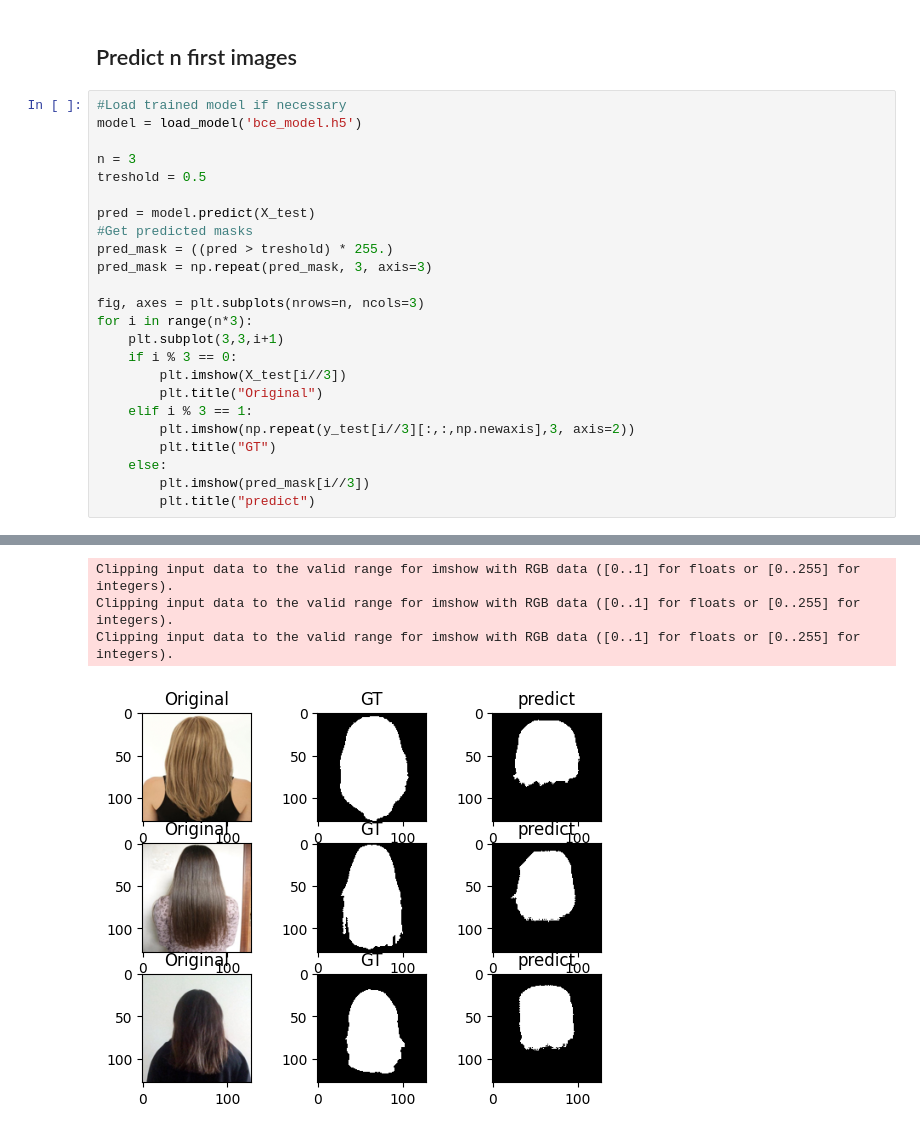
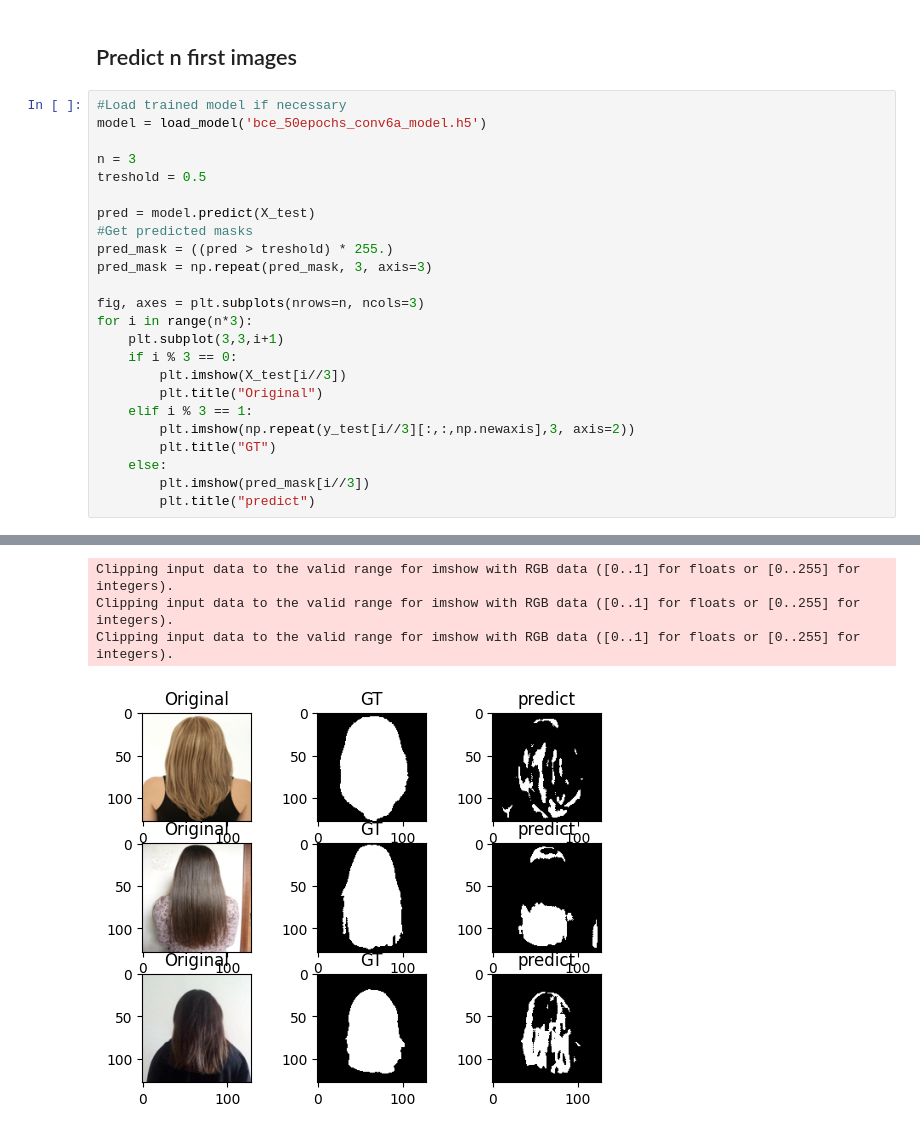
Before and after one commit to Kainasu/hair-seg-project, a Jupyter notebook: hair-segmentation.ipynb, the cells around one changed output, grey strips where cells are left out. Cells and saved outputs as stored; diff of their text form.

```diff
--- a/hair-segmentation.ipynb
+++ b/hair-segmentation.ipynb
@@ -278,7 +269,7 @@ Text(0.5, 1.0, 'predict')
 ## Predict n first images
 # %%
 #Load trained model if necessary
-model = load_model('bce_model.h5')
+model = load_model('bce_50epochs_conv6a_model.h5')
 
 n = 3
 treshold = 0.5
@@ -305,4 +296,4 @@ for i in range(n*3):
 Clipping input data to the valid range for imshow with RGB data ([0..1] for floats or [0..255] for integers).
 Clipping input data to the valid range for imshow with RGB data ([0..1] for floats or [0..255] for integers).
 Clipping input data to the valid range for imshow with RGB data ([0..1] for floats or [0..255] for integers).
-[figure, old version]
+[figure, new version]
```
Also changed, not shown: parts of 6 cells of this notebook, 3 other files.
